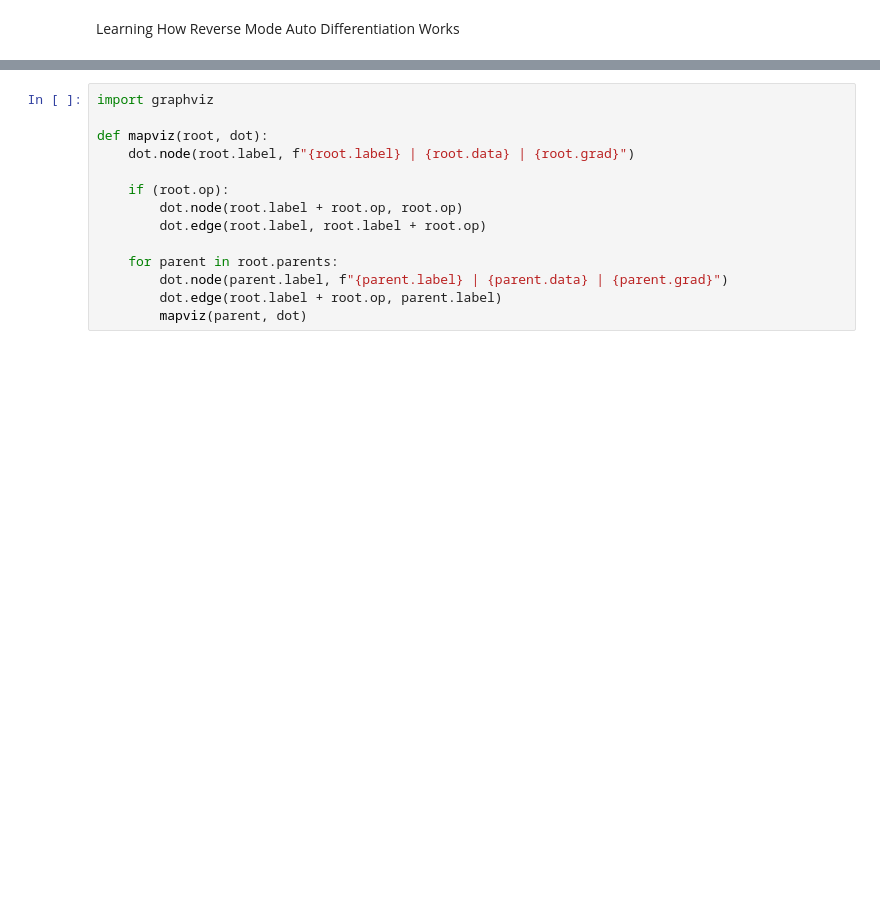
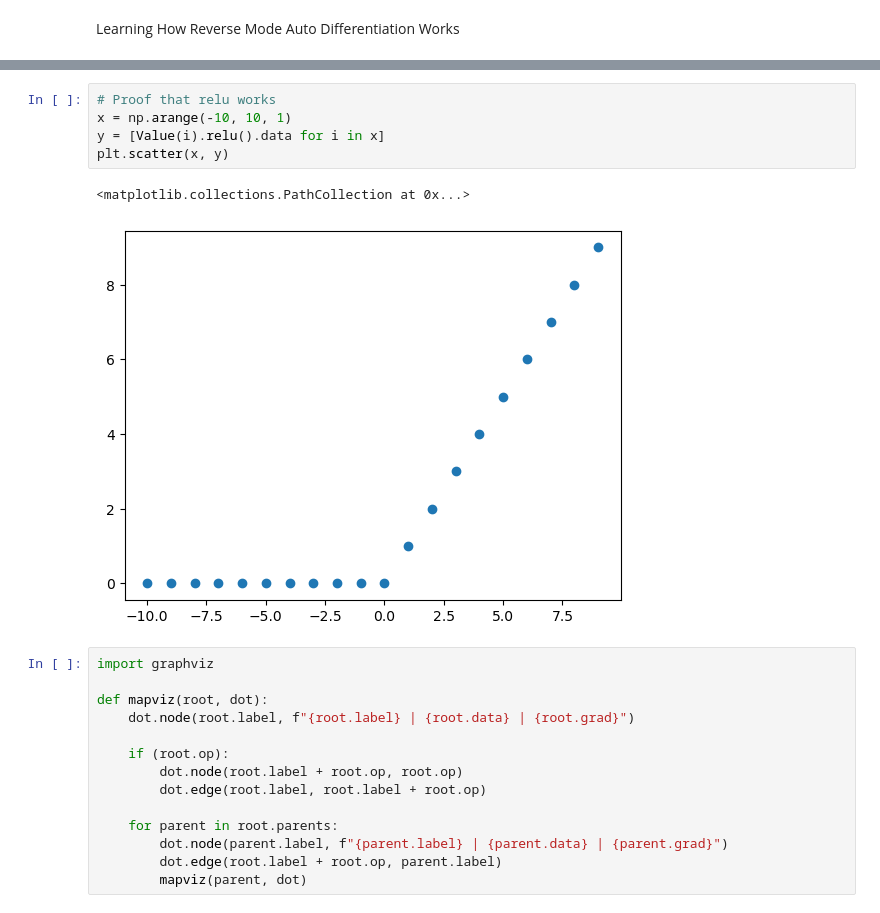
Before and after one commit to pranav142/ml_from_scratch, a Jupyter notebook: autograd.ipynb, the cells around one changed output, grey strips where cells are left out. Cells and saved outputs as stored; diff of their text form; blank space fills up the shorter version.

```diff
--- a/autograd.ipynb
+++ b/autograd.ipynb
@@ -64,3 +118,11 @@ i.label = "i"
+# %%
+# Proof that relu works
+x = np.arange(-10, 10, 1)
+y = [Value(i).relu().data for i in x]
+plt.scatter(x, y)
+# %% [output]
+<matplotlib.collections.PathCollection at 0x...>
+[figure, added]
 # %%
 import graphviz
 
```
Also changed, not shown: parts of 6 cells of this notebook.
